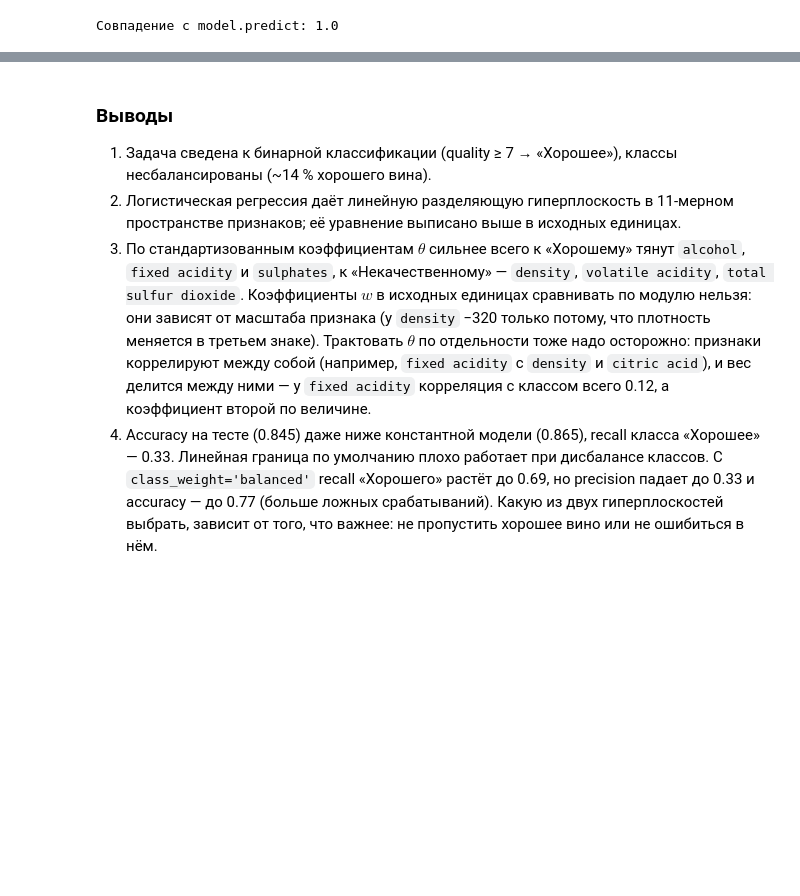
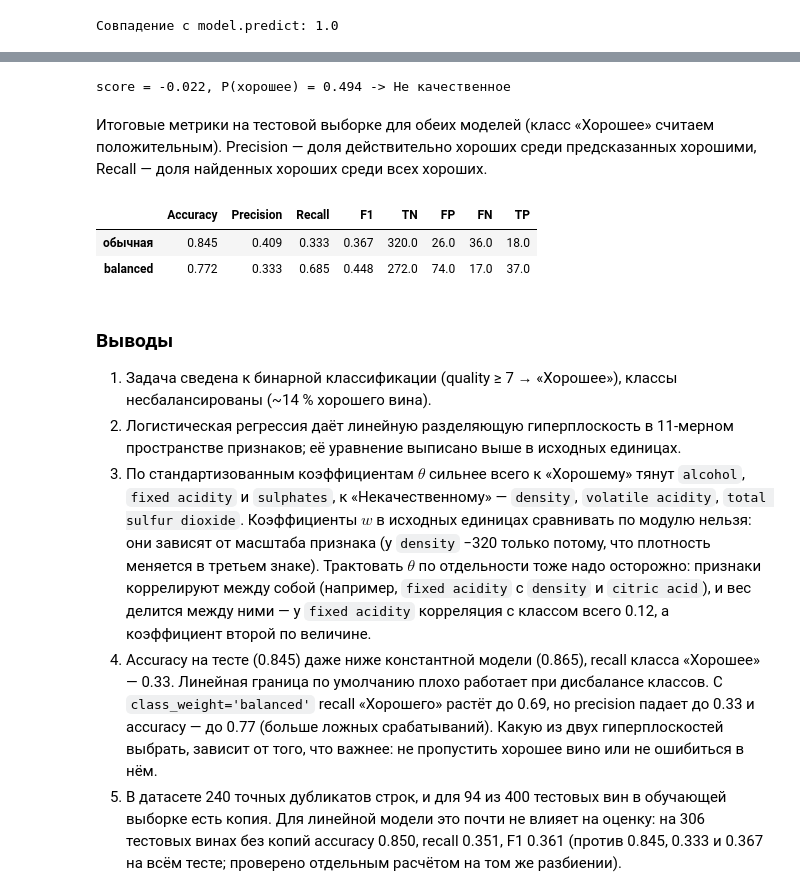
Before and after one commit to hosjpps/ML_pr1-4, a Jupyter notebook: ПЗ_3-4_классификация_вина.ipynb, the cells around one changed output, grey strips where cells are left out. Saved outputs shown, nothing was run; the diff lists cells and outputs as text; code cells hidden in the pictures; blank space fills up the shorter version.

```diff
--- a/ПЗ_3-4_классификация_вина.ipynb
+++ b/ПЗ_3-4_классификация_вина.ipynb
@@ -236,3 +270,29 @@ print('Совпадение с model.predict:', (pred_eq == model.predict(X_test
+# %%
+new_wine = pd.Series(np.median(X_train, axis=0), index=features)
+new_wine[['alcohol', 'sulphates', 'volatile acidity']] = [12.5, 0.85, 0.35]
+score, proba, label = classify_wine(new_wine.values.reshape(1, -1))
+print(f'score = {score[0]:+.3f}, P(хорошее) = {proba[0]:.3f} -> {label[0]}')
+# %% [output]
+score = -0.022, P(хорошее) = 0.494 -> Не качественное
+# %% [markdown]
+Итоговые метрики на тестовой выборке для обеих моделей (класс «Хорошее» считаем положительным). Precision — доля действительно хороших среди предсказанных хорошими, Recall — доля найденных хороших среди всех хороших.
+# %%
+from sklearn.metrics import precision_score, recall_score, f1_score
+
+rows = {}
+for name, m in [('обычная', model), ('balanced', model_bal)]:
+    pred = m.predict(X_test_s)
+    tn, fp, fn, tp = confusion_matrix(y_test, pred, labels=[-1, 1]).ravel()
+    rows[name] = {'Accuracy': accuracy_score(y_test, pred),
+                  'Precision': precision_score(y_test, pred, pos_label=1),
+                  'Recall': recall_score(y_test, pred, pos_label=1),
+                  'F1': f1_score(y_test, pred, pos_label=1),
+                  'TN': tn, 'FP': fp, 'FN': fn, 'TP': tp}
+pd.DataFrame(rows).T.round(3)
+# %% [output]
+|  | Accuracy | Precision | Recall | F1 | TN | FP | FN | TP |
+| обычная | 0.845 | 0.409 | 0.333 | 0.367 | 320.0 | 26.0 | 36.0 | 18.0 |
+| balanced | 0.772 | 0.333 | 0.685 | 0.448 | 272.0 | 74.0 | 17.0 | 37.0 |
 # %% [markdown]
 ### Выводы
 
@@ -240,3 +300,4 @@ print('Совпадение с model.predict:', (pred_eq == model.predict(X_test
 2. Логистическая регрессия даёт линейную разделяющую гиперплоскость в 11-мерном пространстве признаков; её уравнение выписано выше в исходных единицах.
 3. По стандартизованным коэффициентам $\theta$ сильнее всего к «Хорошему» тянут `alcohol`, `fixed acidity` и `sulphates`, к «Некачественному» — `density`, `volatile acidity`, `total sulfur dioxide`. Коэффициенты $w$ в исходных единицах сравнивать по модулю нельзя: они зависят от масштаба признака (у `density` −320 только потому, что плотность меняется в третьем знаке). Трактовать $\theta$ по отдельности тоже надо осторожно: признаки коррелируют между собой (например, `fixed acidity` с `density` и `citric acid`), и вес делится между ними — у `fixed acidity` корреляция с классом всего 0.12, а коэффициент второй по величине.
 4. Accuracy на тесте (0.845) даже ниже константной модели (0.865), recall класса «Хорошее» — 0.33. Линейная граница по умолчанию плохо работает при дисбалансе классов. С `class_weight='balanced'` recall «Хорошего» растёт до 0.69, но precision падает до 0.33 и accuracy — до 0.77 (больше ложных срабатываний). Какую из двух гиперплоскостей выбрать, зависит от того, что важнее: не пропустить хорошее вино или не ошибиться в нём.
+5. В датасете 240 точных дубликатов строк, и для 94 из 400 тестовых вин в обучающей выборке есть копия. Для линейной модели это почти не влияет на оценку: на 306 тестовых винах без копий accuracy 0.850, recall 0.351, F1 0.361 (против 0.845, 0.333 и 0.367 на всём тесте; проверено отдельным расчётом на том же разбиении).
```
Also changed, not shown: parts of 3 cells of this notebook, 6 other files.
